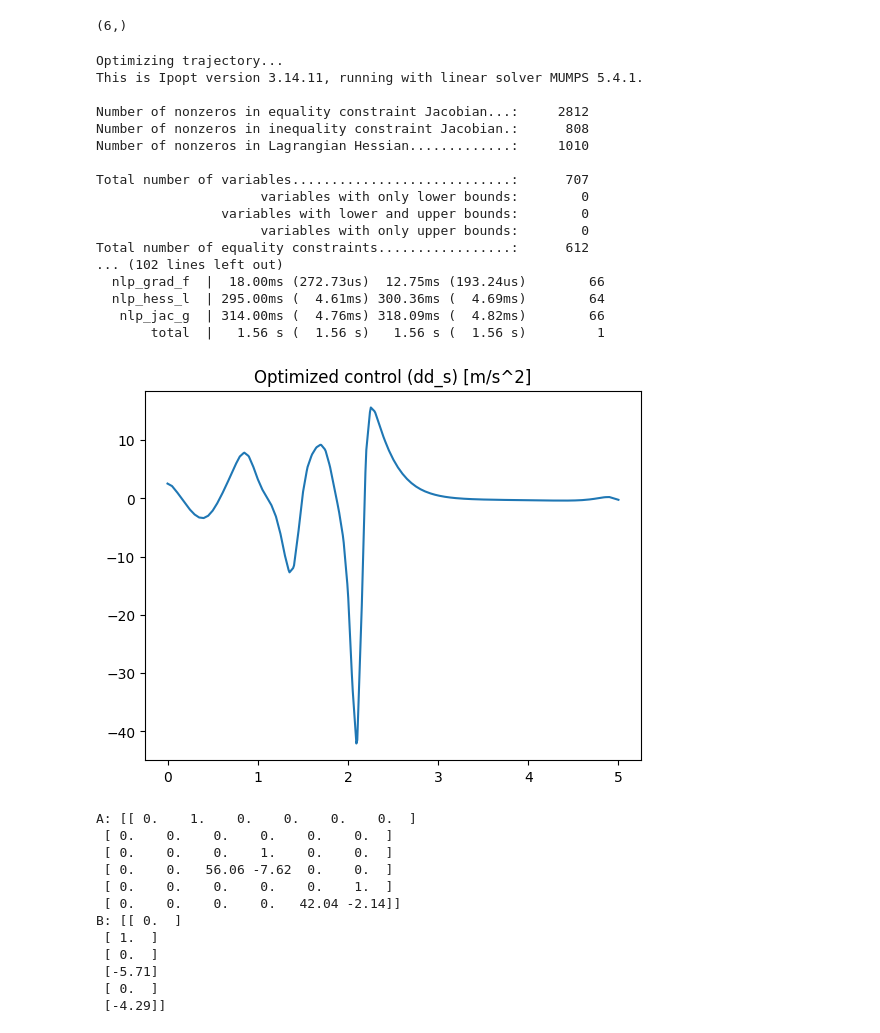
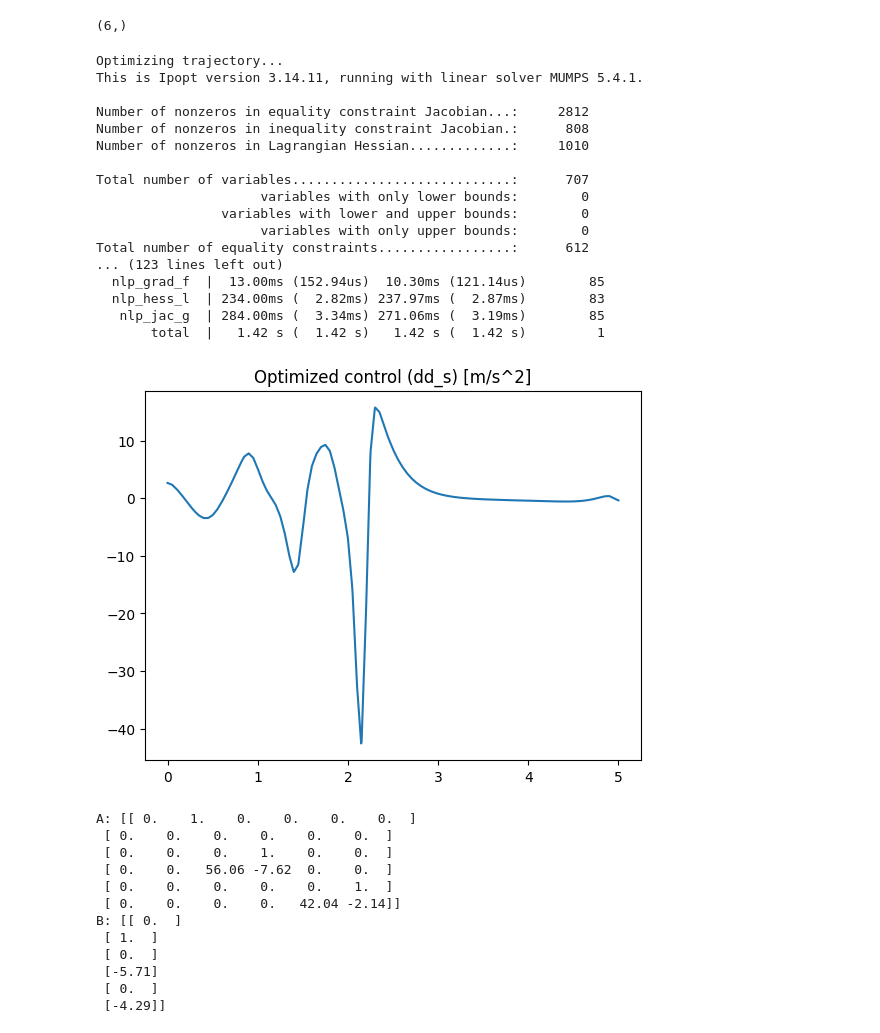
Before and after one commit to sackariaslunman/inverted-pendulum, a Jupyter notebook: src/python/env_cartpoles_direct_collocation_stepper.ipynb, the cells around one changed output. Drawn from its saved outputs; the diff is of its cells as text; code cells hidden in the pictures.

```diff
--- a/src/python/env_cartpoles_direct_collocation_stepper.ipynb
+++ b/src/python/env_cartpoles_direct_collocation_stepper.ipynb
@@ -10,7 +10,7 @@ from time import perf_counter
 from matplotlib import pyplot as plt
 from lib.numerical import rk4_step
 # %%
-dt = 0.01
+dt = 0.005
 g = 9.81
 
 cart = Cart(0.1, 0.01, (-0.8, 0.8), 0.1)
@@ -33,40 +33,40 @@ dt_collocation = 0.05
 N_collocation = int(end_time/dt_collocation)+1
 
 N = int(end_time/dt)
 
 direct_collocation = CartPoleStepperMotorDirectCollocation(N, N_collocation, end_time, system, 0.001)
 
 x0 = np.array([0, 0] + [radians(180), 0]*n)
 
-r = np.array([-0.2, 0] + [0, 0]*n)
+r = np.array([0, 0] + [0, 0]*n)
 
 print("Optimizing trajectory...")
 states, controls = direct_collocation.make_controller(x0, r)
 
 time = np.linspace(0, end_time, N)
 
 plt.title("Optimized control (dd_s) [m/s^2]")
 plt.plot(time, controls.T[0])
 plt.show()
 # %% [output]
 Optimizing trajectory...
 This is Ipopt version 3.14.11, running with linear solver MUMPS 5.4.1.
 
 Number of nonzeros in equality constraint Jacobian...:     2812
 Number of nonzeros in inequality constraint Jacobian.:      808
 Number of nonzeros in Lagrangian Hessian.............:     1010
 
 Total number of variables............................:      707
                      variables with only lower bounds:        0
                 variables with lower and upper bounds:        0
                      variables with only upper bounds:        0
 Total number of equality constraints.................:      612
-... (102 lines left out)
-  nlp_grad_f  |  18.00ms (272.73us)  12.75ms (193.24us)        66
-  nlp_hess_l  | 295.00ms (  4.61ms) 300.36ms (  4.69ms)        64
-   nlp_jac_g  | 314.00ms (  4.76ms) 318.09ms (  4.82ms)        66
-       total  |   1.56 s (  1.56 s)   1.56 s (  1.56 s)         1
+... (123 lines left out)
+  nlp_grad_f  |  13.00ms (152.94us)  10.30ms (121.14us)        85
+  nlp_hess_l  | 234.00ms (  2.82ms) 237.97ms (  2.87ms)        83
+   nlp_jac_g  | 284.00ms (  3.34ms) 271.06ms (  3.19ms)        85
+       total  |   1.42 s (  1.42 s)   1.42 s (  1.42 s)         1
-[figure, old version]
+[figure, new version]
 # %%
 np.set_printoptions(precision=2)
 
```
Also changed, not shown: parts of 3 cells of this notebook, 1 other file.
